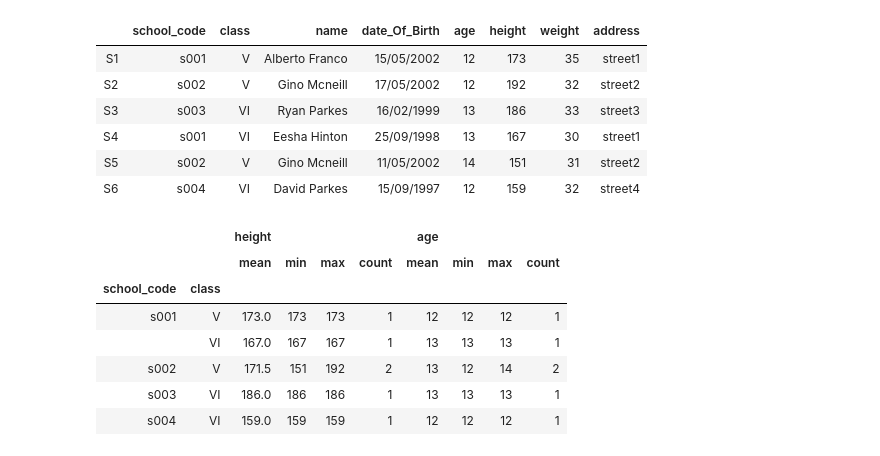
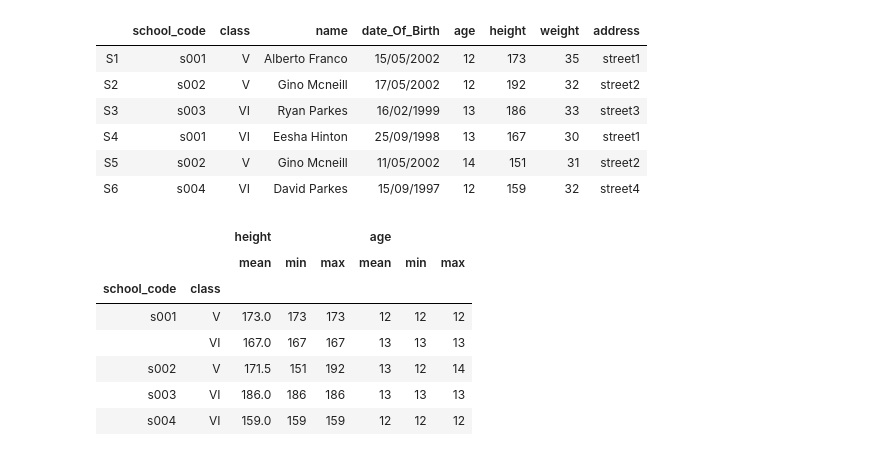
Before and after one commit to sdman135/Pandas_practice, a Jupyter notebook: Self Practice.ipynb, the cells around one changed output. Saved outputs shown, nothing was run; the diff lists cells and outputs as text; code cells hidden in the pictures.

```diff
--- a/Self Practice.ipynb
+++ b/Self Practice.ipynb
@@ -445,13 +447,13 @@ student_data
 | S6 | s004 | VI | David Parkes | 15/09/1997 | 12 | 159 | 32 | street4 |
 # %%
 student_data.groupby(['school_code','class']).agg(
-    {'height': ['mean', 'min', 'max', 'count'], 'age': ['mean', 'min', 'max', 'count']})
+    {'height': ['mean', 'min', 'max'], 'age': ['mean', 'min', 'max']})
 # %% [output]
-|  |  | height |  |  |  | age |  |  |  |
-|  |  | mean | min | max | count | mean | min | max | count |
-| school_code | class |  |  |  |  |  |  |  |  |
-| s001 | V | 173.0 | 173 | 173 | 1 | 12 | 12 | 12 | 1 |
-|  | VI | 167.0 | 167 | 167 | 1 | 13 | 13 | 13 | 1 |
-| s002 | V | 171.5 | 151 | 192 | 2 | 13 | 12 | 14 | 2 |
-| s003 | VI | 186.0 | 186 | 186 | 1 | 13 | 13 | 13 | 1 |
-| s004 | VI | 159.0 | 159 | 159 | 1 | 12 | 12 | 12 | 1 |
+|  |  | height |  |  | age |  |  |
+|  |  | mean | min | max | mean | min | max |
+| school_code | class |  |  |  |  |  |  |
+| s001 | V | 173.0 | 173 | 173 | 12 | 12 | 12 |
+|  | VI | 167.0 | 167 | 167 | 13 | 13 | 13 |
+| s002 | V | 171.5 | 151 | 192 | 13 | 12 | 14 |
+| s003 | VI | 186.0 | 186 | 186 | 13 | 13 | 13 |
+| s004 | VI | 159.0 | 159 | 159 | 12 | 12 | 12 |
```
Also changed, not shown: parts of 3 cells of this notebook.
